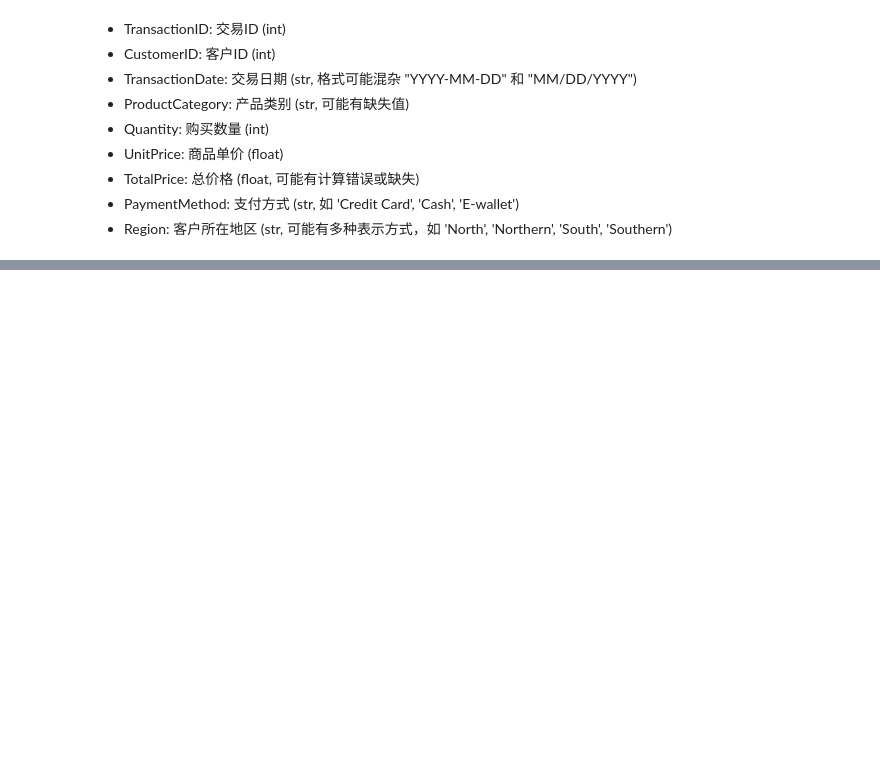
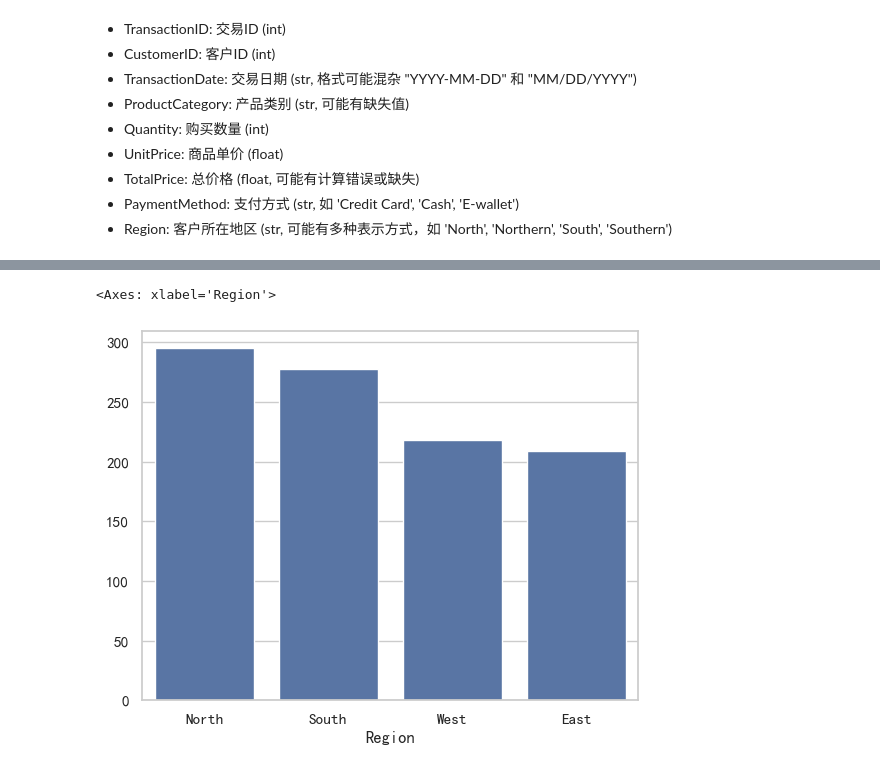
Before and after one commit to yt-x/ds_learn, a Jupyter notebook: practice/practice1.ipynb, the cells around one changed output, grey strips where cells are left out. Drawn from its saved outputs; the diff is of its cells as text; code cells hidden in the pictures; blank space fills up the shorter version.

```diff
--- a/practice/practice1.ipynb
+++ b/practice/practice1.ipynb
@@ -740,0 +725,7 @@ plt.show()
+# %%
+# 绘制各 `Region` 的总销售额柱状图，按销售额降序排列。
+tmp_df = df[['Region', 'TotalPrice_y']].value_counts(subset='Region', ascending=False)
+sns.barplot(x=tmp_df.index, y=tmp_df.values)
+# %% [output]
+<Axes: xlabel='Region'>
+[figure, added]
```
Also changed, not shown: parts of 8 cells of this notebook, 1 other file.
